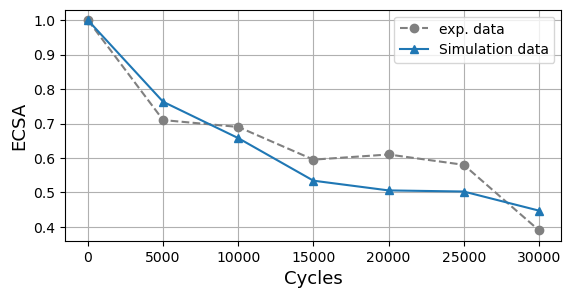
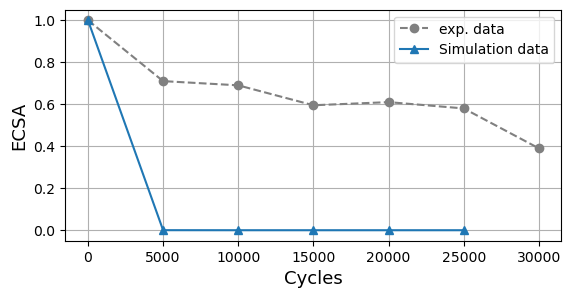
Unified diff of the notebook cell whose output changed from the first chart to the second:
--- before
+++ after
@@ -1,8 +1,8 @@
 plt.figure(figsize=(6.4,3))
 plt.plot([x*5000 for x in range(7)], exp_data, linestyle='--', marker='o', label = "exp. data", color = "grey")
-plt.plot([x*5000 for x in range(7)], sim_data, label = "Simulation data", marker = "^")
+plt.plot([x*5000 for x in range(6)], sim_data, label = "Simulation data", marker = "^")
 plt.legend()
 plt.xlabel("Cycles",fontsize=13)
 plt.ylabel("ECSA",fontsize=13)
 plt.grid()
-print(f"MSE = {np.sum((np.array(exp_data) - np.array(sim_data)) ** 2):.4f}")
+print(f"MSE = {np.sum((np.array(exp_data[:-1]) - np.array(sim_data)) ** 2):.4f}")

Commit: GUI improvement